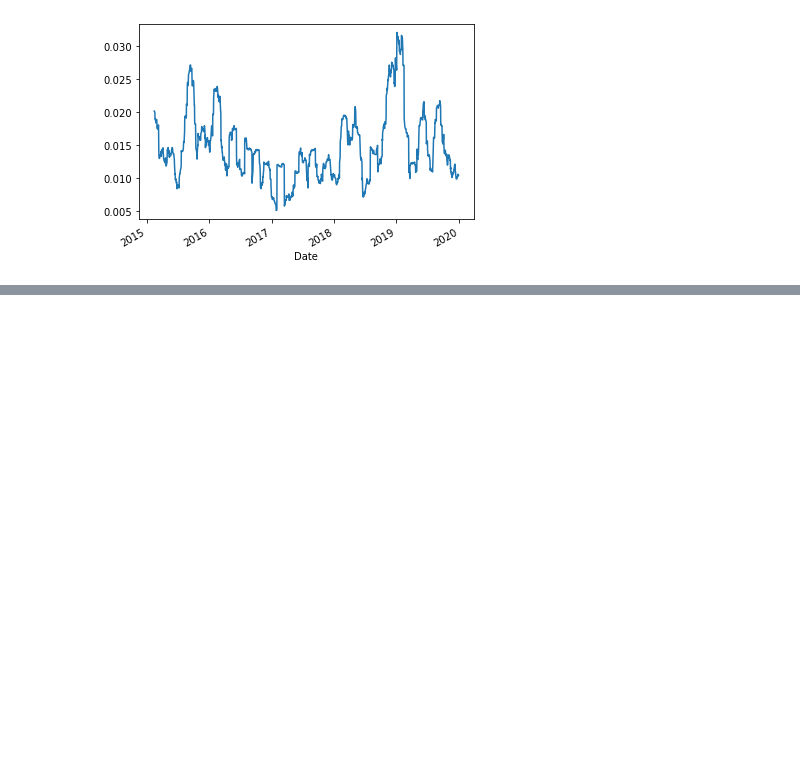
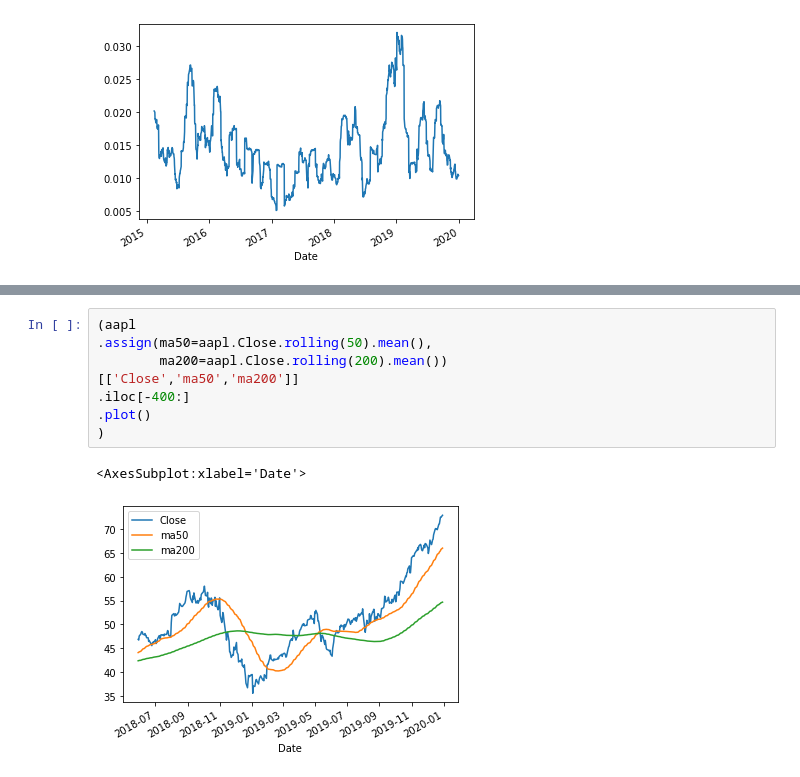
Before and after one commit to JanataZZ/Python-for-Finance, a Jupyter notebook: Python tor finance.ipynb, the cells around one changed output, grey strips where cells are left out. Cells and saved outputs as stored; diff of their text form; blank space fills up the shorter version.

```diff
--- a/Python tor finance.ipynb
+++ b/Python tor finance.ipynb
@@ -561,0 +599,11 @@ _ = (aapl
+# %%
+(aapl
+.assign(ma50=aapl.Close.rolling(50).mean(),
+        ma200=aapl.Close.rolling(200).mean())
+[['Close','ma50','ma200']]
+.iloc[-400:]
+.plot()
+)
+# %% [output]
+<AxesSubplot:xlabel='Date'>
+[figure, added]
```
Also changed, not shown: parts of 16 cells of this notebook.
